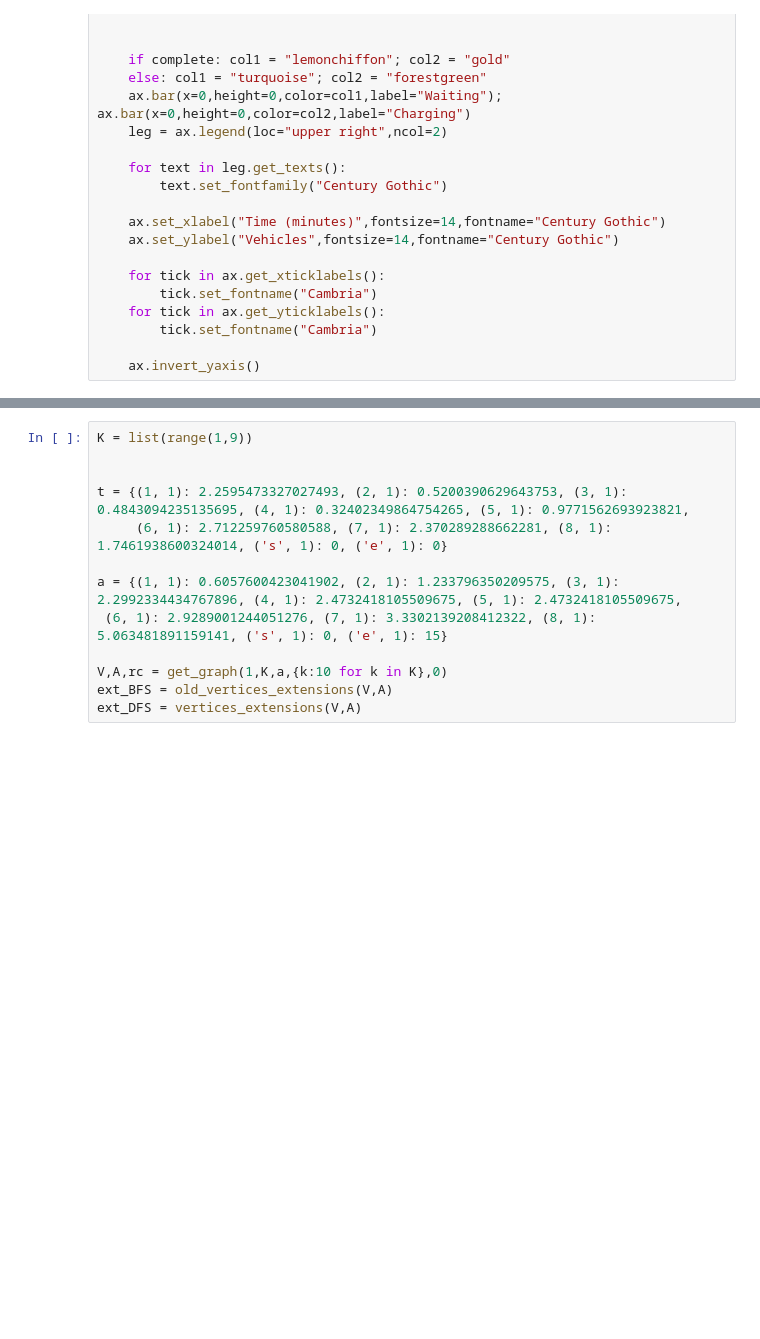
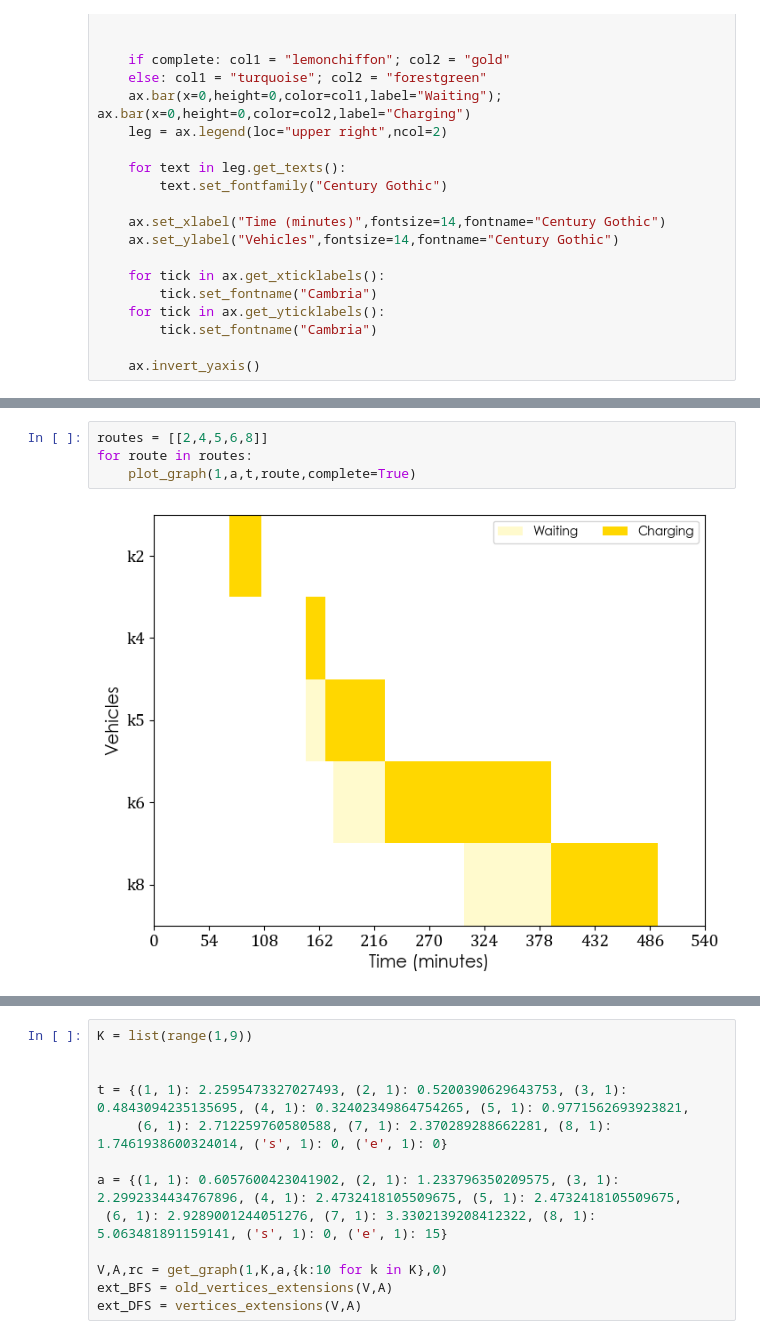
Before and after one commit to juanbeta98/MOPTA-23, a Jupyter notebook: Labelings.ipynb, the cells around one changed output, grey strips where cells are left out. Saved outputs shown, nothing was run; the diff lists cells and outputs as text; blank space fills up the shorter version.

```diff
--- a/Labelings.ipynb
+++ b/Labelings.ipynb
@@ -178,3 +201,9 @@ def get_graph(s,K,a,pi,sigma):
+# %%
+routes = [[2,4,5,6,8]]
+for route in routes:
+    plot_graph(1,a,t,route,complete=True)
+# %% [output]
+[figure, added]
 # %%
 def check_dominance(path,routes):
         dom = False
```
Also changed, not shown: parts of 12 cells of this notebook, 2 other files.
